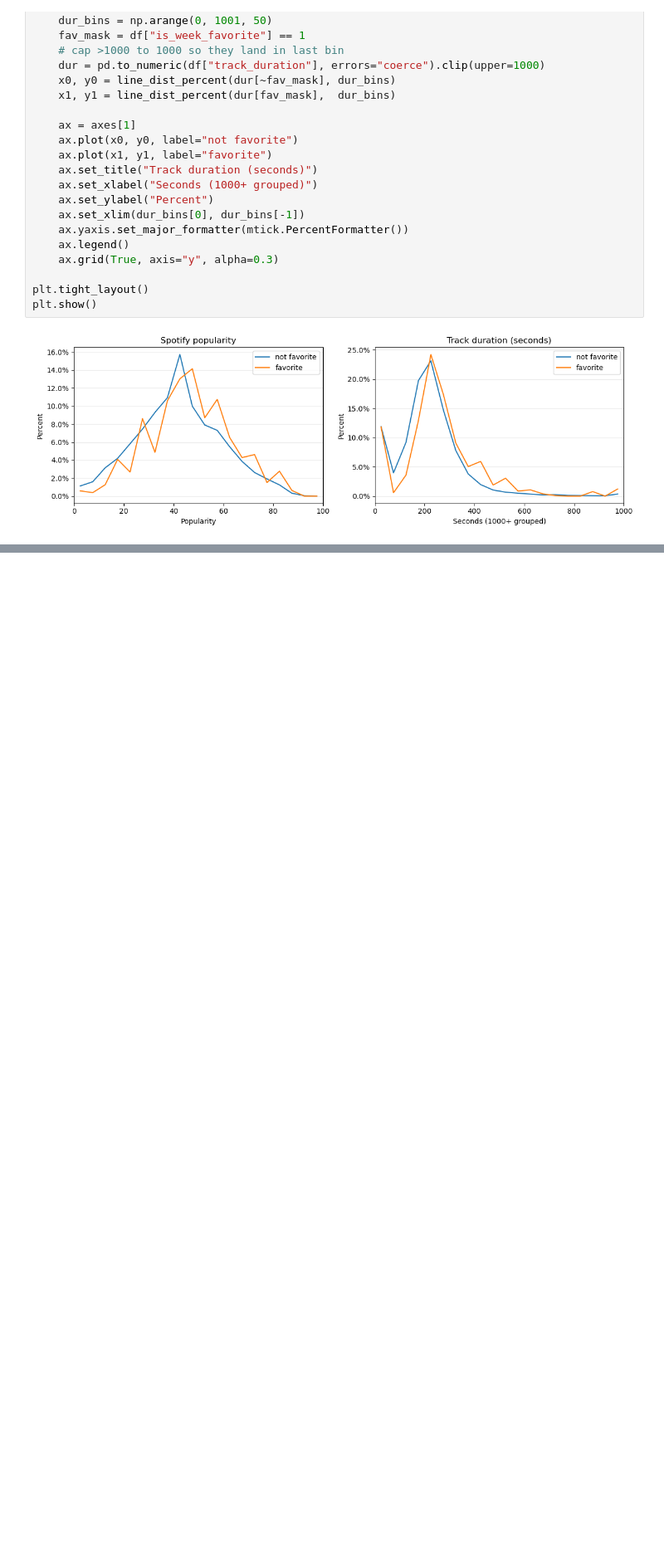
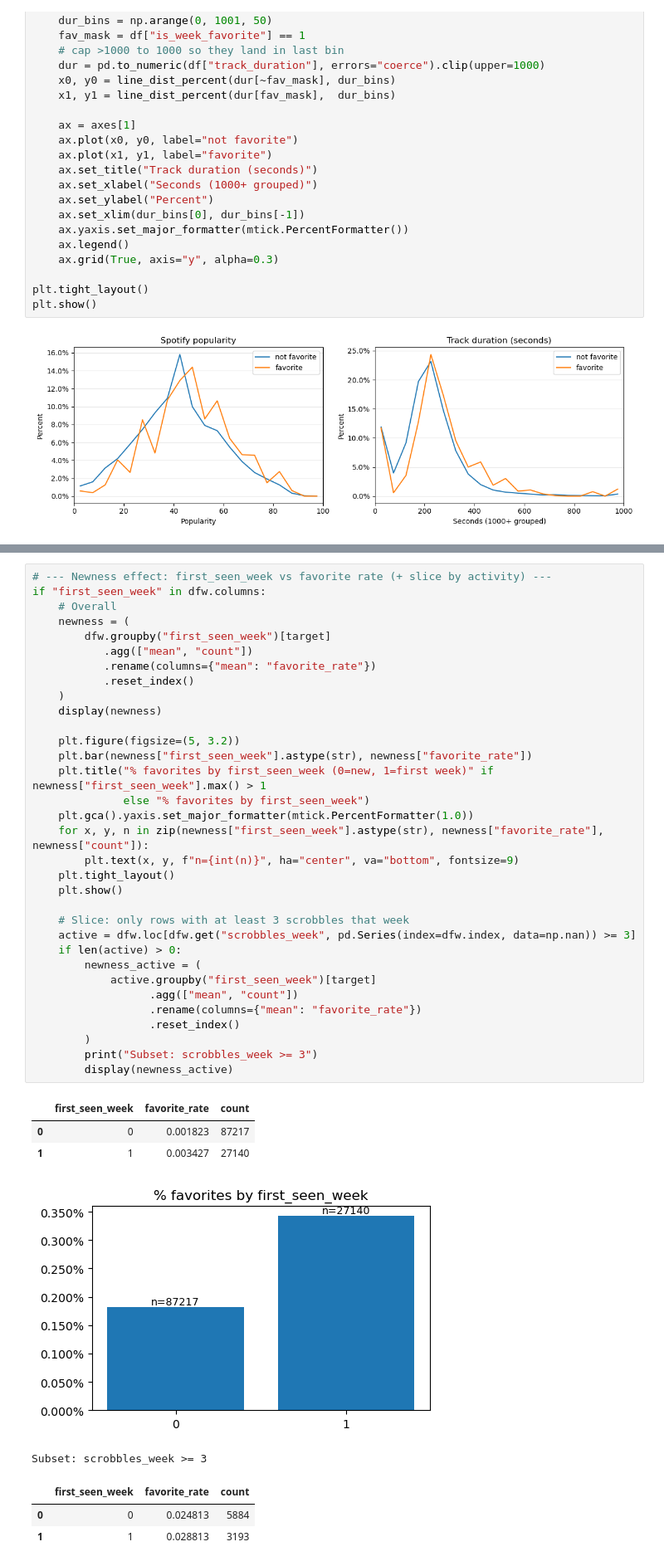
Before and after one commit to Tyainss/song-of-the-week, a Jupyter notebook: notebooks/00_eda.ipynb, the cells around one changed output, grey strips where cells are left out. Shown at 83% size. Saved outputs shown, nothing was run; the diff lists cells and outputs as text; blank space fills up the shorter version.

```diff
--- a/notebooks/00_eda.ipynb
+++ b/notebooks/00_eda.ipynb
@@ -741,0 +1002,42 @@ plt.show()
+# %%
+# --- Newness effect: first_seen_week vs favorite rate (+ slice by activity) ---
+if "first_seen_week" in dfw.columns:
+    # Overall
+    newness = (
+        dfw.groupby("first_seen_week")[target]
+           .agg(["mean", "count"])
+           .rename(columns={"mean": "favorite_rate"})
+           .reset_index()
+    )
+    display(newness)
+
+    plt.figure(figsize=(5, 3.2))
+    plt.bar(newness["first_seen_week"].astype(str), newness["favorite_rate"])
+    plt.title("% favorites by first_seen_week (0=new, 1=first week)" if newness["first_seen_week"].max() > 1
+              else "% favorites by first_seen_week")
+    plt.gca().yaxis.set_major_formatter(mtick.PercentFormatter(1.0))
+    for x, y, n in zip(newness["first_seen_week"].astype(str), newness["favorite_rate"], newness["count"]):
+        plt.text(x, y, f"n={int(n)}", ha="center", va="bottom", fontsize=9)
+    plt.tight_layout()
+    plt.show()
+
+    # Slice: only rows with at least 3 scrobbles that week
+    active = dfw.loc[dfw.get("scrobbles_week", pd.Series(index=dfw.index, data=np.nan)) >= 3]
+    if len(active) > 0:
+        newness_active = (
+            active.groupby("first_seen_week")[target]
+                  .agg(["mean", "count"])
+                  .rename(columns={"mean": "favorite_rate"})
+                  .reset_index()
+        )
+        print("Subset: scrobbles_week >= 3")
+        display(newness_active)
+# %% [output]
+|  | first_seen_week | favorite_rate | count |
+| 0 | 0 | 0.001823 | 87217 |
+| 1 | 1 | 0.003427 | 27140 |
+[figure, added]
+Subset: scrobbles_week >= 3
+|  | first_seen_week | favorite_rate | count |
+| 0 | 0 | 0.024813 | 5884 |
+| 1 | 1 | 0.028813 | 3193 |
```
Also changed, not shown: parts of 22 cells of this notebook.
